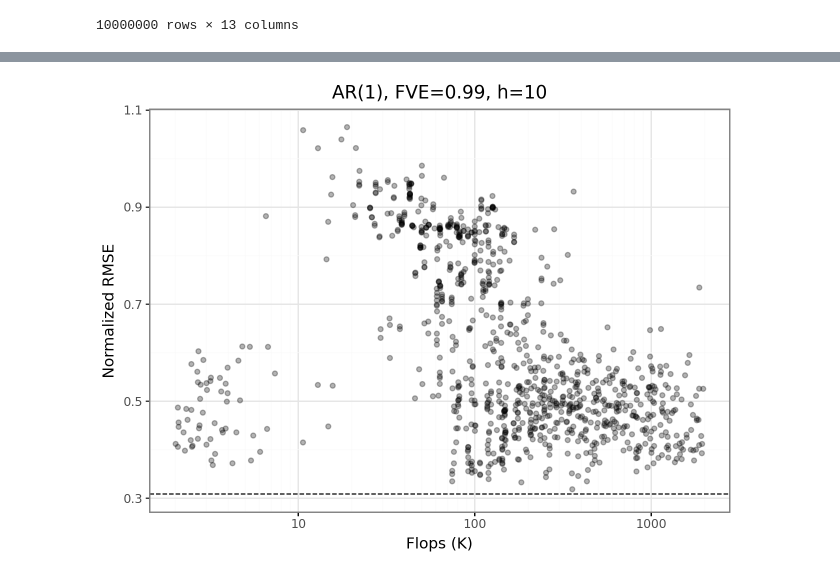
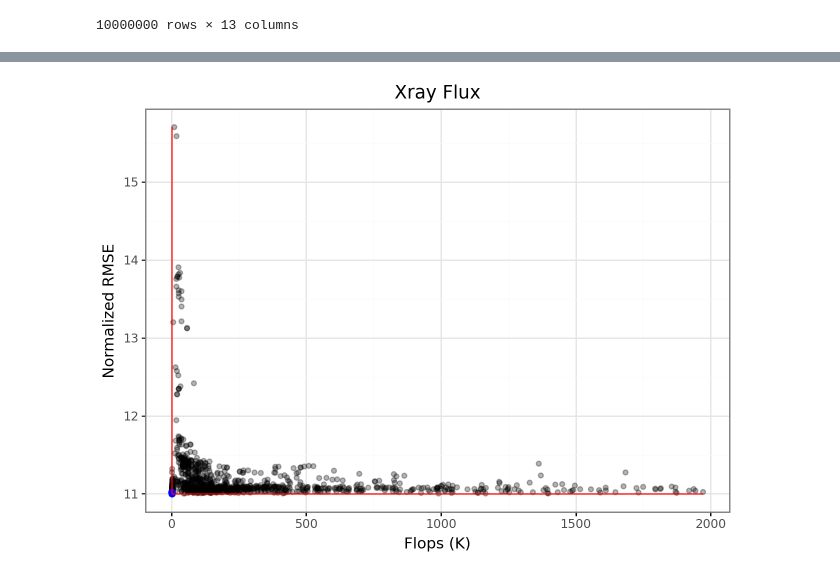
Before and after one commit to victorverma/urps_2025, a Jupyter notebook: notebooks/Jingyi_notebooks/plots.ipynb, the cells around one changed output, grey strips where cells are left out. Saved outputs shown, nothing was run; the diff lists cells and outputs as text; code cells hidden in the pictures.

```diff
--- a/notebooks/Jingyi_notebooks/plots.ipynb
+++ b/notebooks/Jingyi_notebooks/plots.ipynb
@@ -55,15 +72,32 @@ def make_pareto_frontier_plot(results: pd.DataFrame, h: list[int], metric: str,
         xlab = "Number of Parameters (K)"
 
     results.reset_index(drop=False, inplace=True)
-    pareto_hyper_idx = find_pareto_frontier_hyper_idx(results[metric].values, results["normalized_rmse"].values)
+    pareto_hyper_idx, x_b, y_b, x_eb, y_eb= find_pareto_front_hyperidx(results[metric].values, results["normalized_rmse"].values)
     results["boundary_flags"] = results["hyper_idx"].isin(pareto_hyper_idx)
+
+    boundary_df = pd.DataFrame({metric: x_b, "normalized_rmse": y_b})
+    enhanced_boundary_df = pd.DataFrame({metric: x_eb[:-1], "normalized_rmse": y_eb[:-1],
+                                         "metric_end": x_eb[1:], "normalized_rmse_end": y_eb[1:]})
+
     plot = (
         ggplot(results, aes(x = metric, y = "normalized_rmse")) +
         geom_point(alpha = alpha) +
-        geom_point(results[results["boundary_flags"]], color = "red", size = 2) +
+        geom_point(results[results["boundary_flags"]], color = "blue", size = 2) +
+        geom_segment(aes(x = metric, y = "normalized_rmse", xend = "metric_end", yend = "normalized_rmse_end"),
+                     data = enhanced_boundary_df, color = "red") +
+        # geom_line(boundary_df, aes(x = metric, y = "normalized_rmse"), color = "red") +
+        # geom_line(enhanced_boundary_df, aes(x = metric, y = "normalized_rmse"), color = "blue") +
         labs(x = xlab, y = "Normalized RMSE", title=title) +
         theme_bw()
     )
+
+    # plt.plot(results[metric], results["normalized_rmse"],".", alpha = alpha)
+    # plt.plot(x_b,y_b,"r")
+    # plt.plot(x_eb,y_eb,"b")
+    # plt.xlabel(xlab)
+    # plt.ylabel("Normalized RMSE")
+    # plt.title(title)
+    #plt.show()
 
     if log_scale:
         plot = plot + scale_x_log10()
@@ -82,0 +234,3 @@ plot
+# %%
+import glob
+files = glob.glob("../Xray_Flux/multi_model_1000_0.1_10000_100_RMSE_0.95_600_1/*.parquet")
@@ -82,0 +253,4 @@ plot
+# %%
+data = pd.concat((pd.read_parquet(f) for f in files[1:]))
+print(len(data))
+data.head()
@@ -83,6 +265,6 @@ plot
 # %%
-title = "AR(1), FVE=0.99, h=10"
-plot, _ = make_pareto_frontier_plot(fve_0_1_df, list([10]), "flops", title, 0.3, True, True, 0.99)
+title = "Xray Flux"
+plot, _= make_pareto_frontier_plot(data,list(range(51,64)), "flops", title, 0.3, False, True)
 plot
 # %% [output]
-[figure, old version]
+[figure, new version]
```
Also changed, not shown: parts of 10 cells of this notebook.
